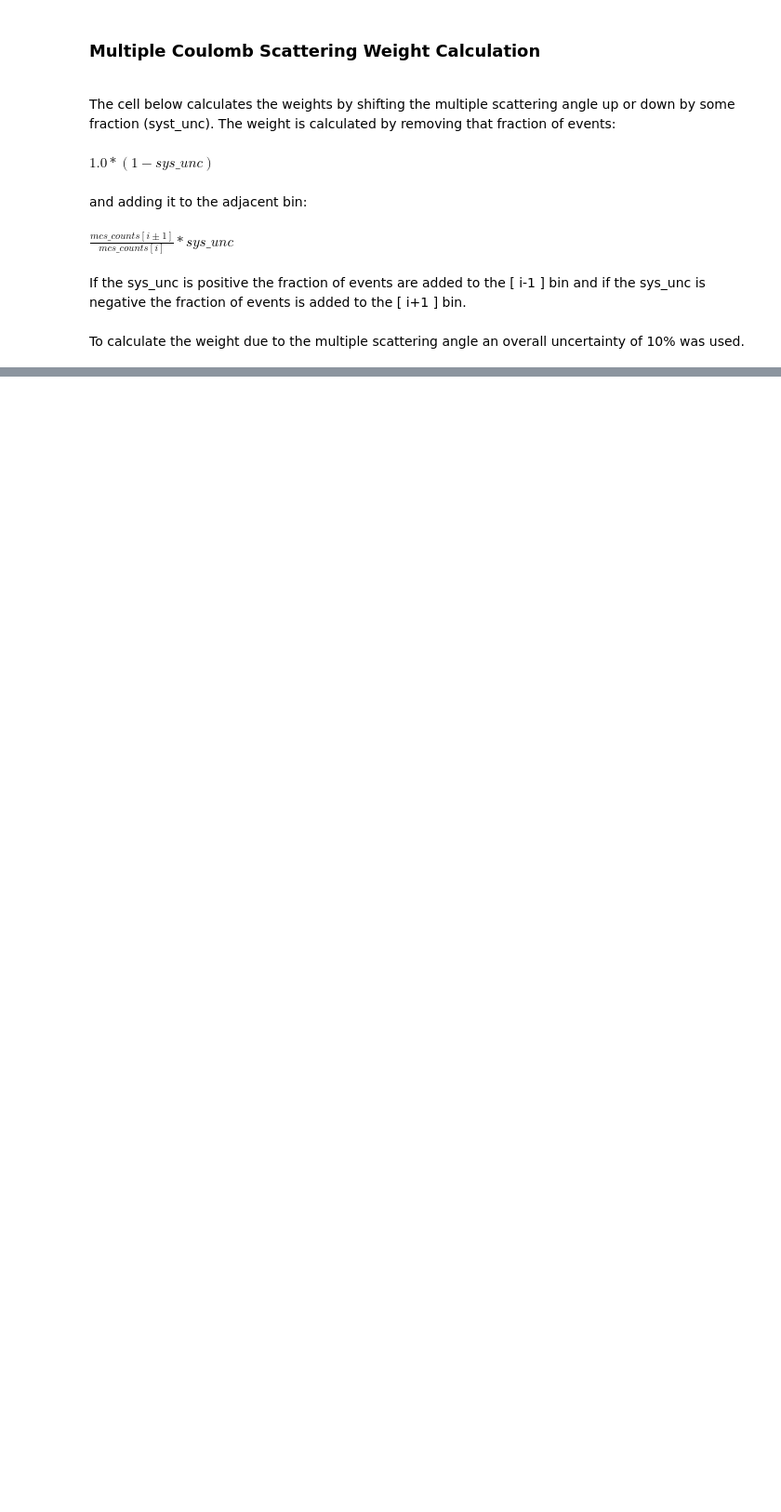
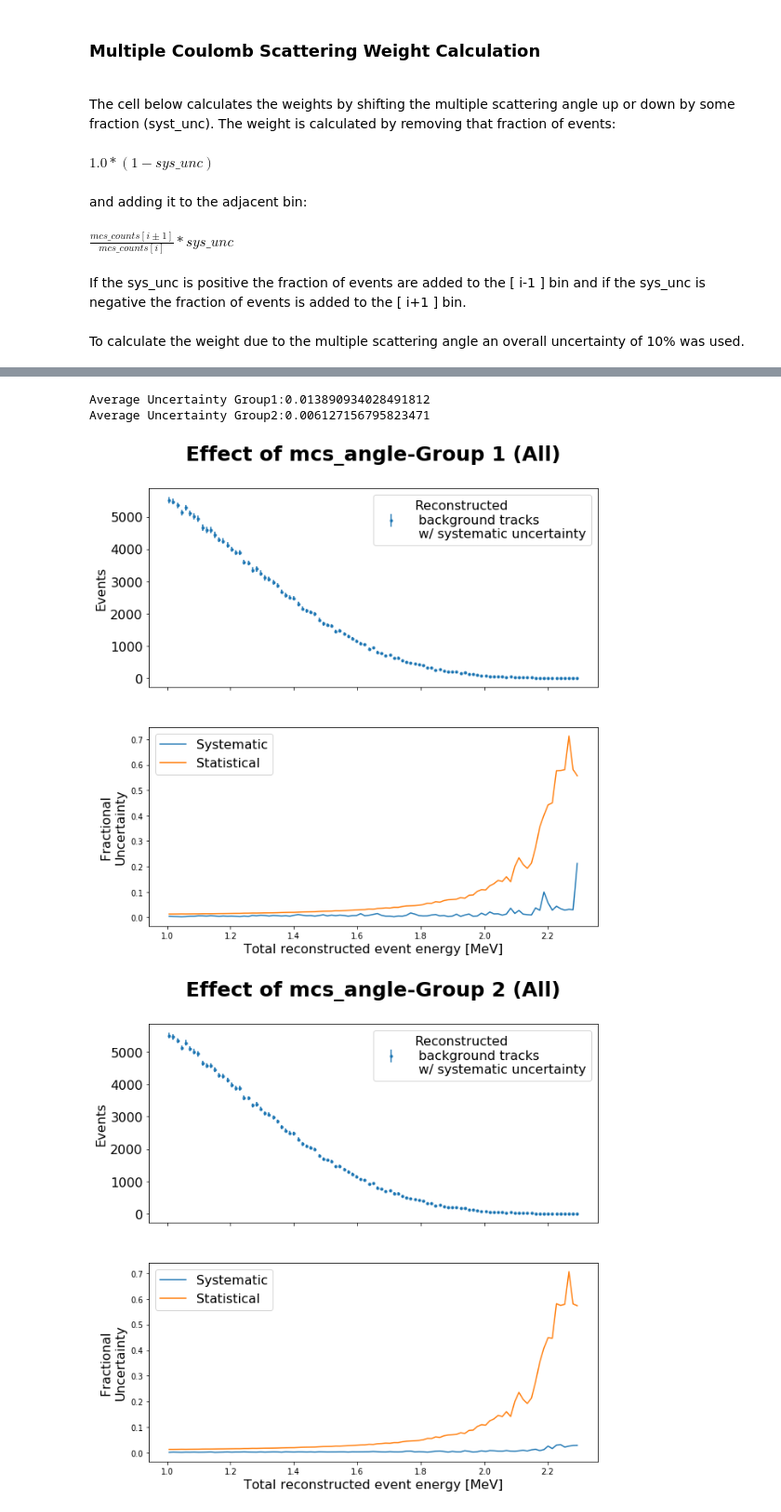
Before and after one commit to k-woodruff/bb2nu, a Jupyter notebook: bb2nu_signal_distribution.ipynb, the cells around one changed output, grey strips where cells are left out. Shown at 93% size. Drawn from its saved outputs; the diff is of its cells as text; code cells hidden in the pictures; blank space fills up the shorter version.

```diff
--- a/bb2nu_signal_distribution.ipynb
+++ b/bb2nu_signal_distribution.ipynb
@@ -391,0 +374,14 @@ Average Uncertainty Selected Group2:0.004654166529535964
+# %%
+weight_mcs_all_g1 = mcs_weight(df_particles.groupby('event').first(), 'mcs_min')
+weight_mcs_all_g2 = mcs_weight(df_particles.groupby('event').first(), 'mcs_max')
+
+mcs_weight_ave_g1 = eplot(df_particles.groupby('event')['reco_energy'].first(), weight_mcs_all_g1, sample_size, 'mcs_angle-Group 1 (All)')
+mcs_weight_ave_g2 = eplot(df_particles.groupby('event')['reco_energy'].first(), weight_mcs_all_g2, sample_size, 'mcs_angle-Group 2 (All)')
+
+print('Average Uncertainty Group1:' + str(mcs_weight_ave_g1))
+print('Average Uncertainty Group2:' + str(mcs_weight_ave_g2))
+# %% [output]
+Average Uncertainty Group1:0.013890934028491812
+Average Uncertainty Group2:0.006127156795823471
+[figure, added]
+[figure, added]
```
Also changed, not shown: parts of 7 cells of this notebook.
